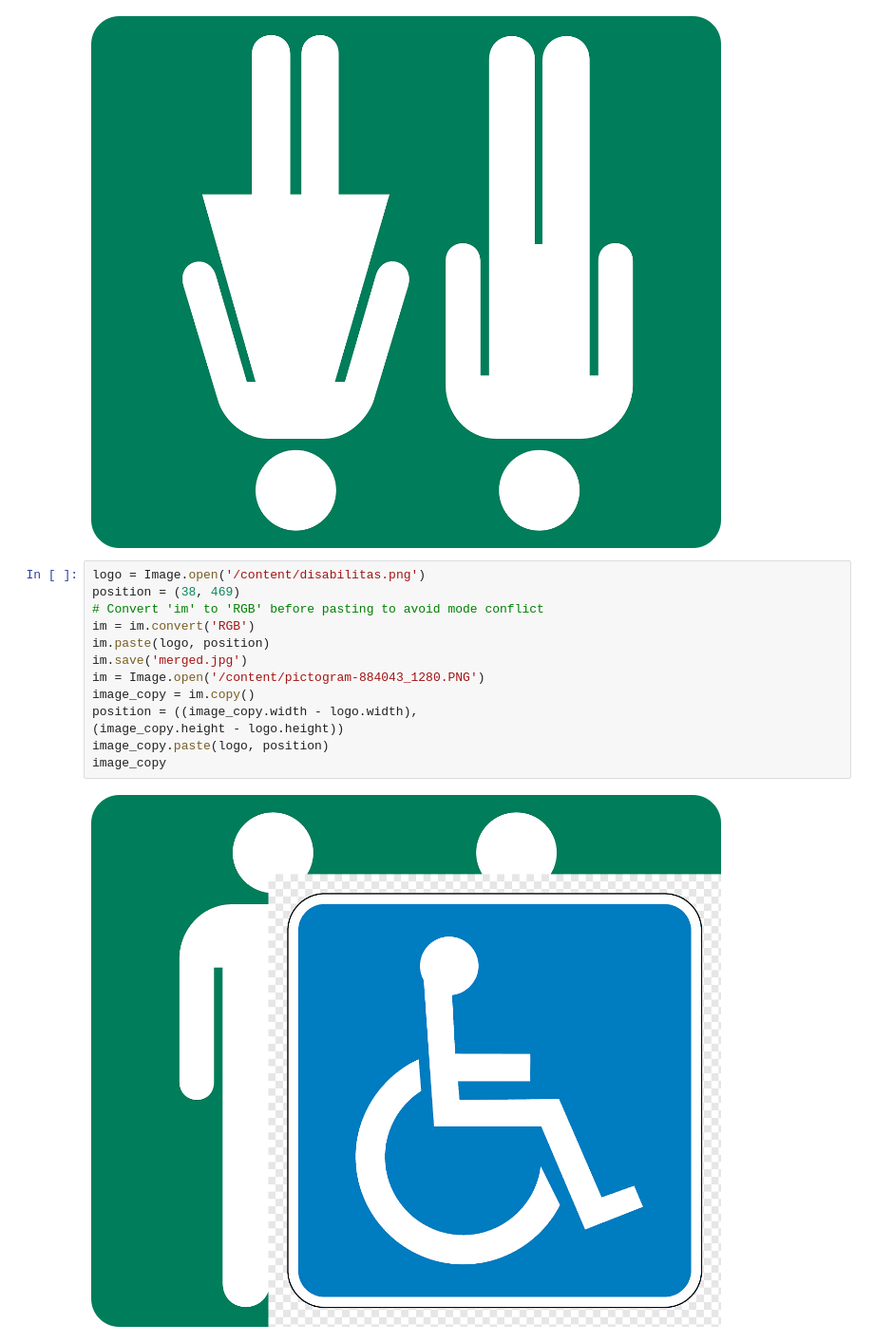
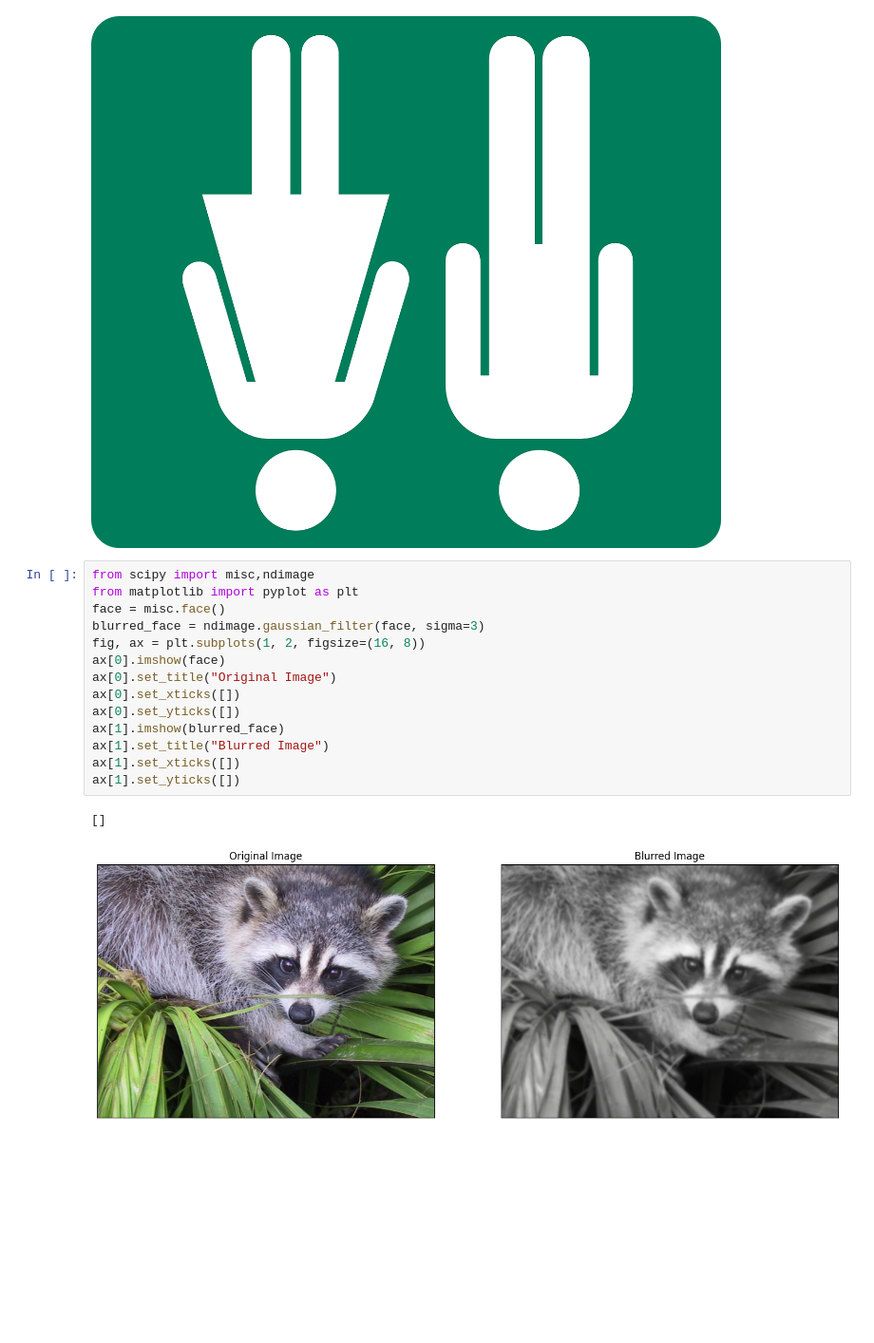
Before and after one commit to adistory07/operasi-citra, a Jupyter notebook: 12240190_ADI_KURNIAWAN.ipynb, the cells around one changed output. Shown at 95% size. Saved outputs shown, nothing was run; the diff lists cells and outputs as text; blank space fills up the shorter version.

```diff
--- a/12240190_ADI_KURNIAWAN.ipynb
+++ b/12240190_ADI_KURNIAWAN.ipynb
@@ -268,18 +273,20 @@ rotated = im.rotate(180)
 rotated
 # %% [output]
 [figure]
-# %%
-logo = Image.open('/content/disabilitas.png')
-position = (38, 469)
-# Convert 'im' to 'RGB' before pasting to avoid mode conflict
-im = im.convert('RGB')
-im.paste(logo, position)
-im.save('merged.jpg')
-im = Image.open('/content/pictogram-884043_1280.PNG')
-image_copy = im.copy()
-position = ((image_copy.width - logo.width),
-(image_copy.height - logo.height))
-image_copy.paste(logo, position)
-image_copy
-# %% [output]
-[figure, removed]
+# %%
+from scipy import misc,ndimage
+from matplotlib import pyplot as plt
+face = misc.face()
+blurred_face = ndimage.gaussian_filter(face, sigma=3)
+fig, ax = plt.subplots(1, 2, figsize=(16, 8))
+ax[0].imshow(face)
+ax[0].set_title("Original Image")
+ax[0].set_xticks([])
+ax[0].set_yticks([])
+ax[1].imshow(blurred_face)
+ax[1].set_title("Blurred Image")
+ax[1].set_xticks([])
+ax[1].set_yticks([])
+# %% [output]
+[]
+[figure, added]
```
Also changed, not shown: parts of 9 cells of this notebook.
